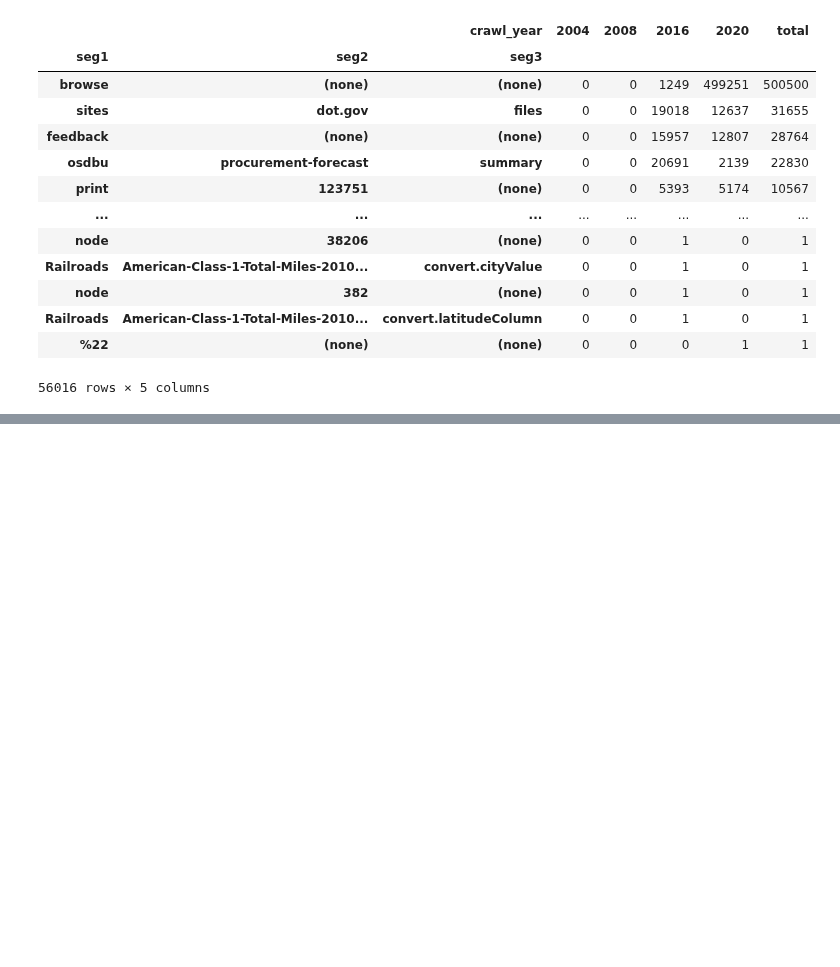
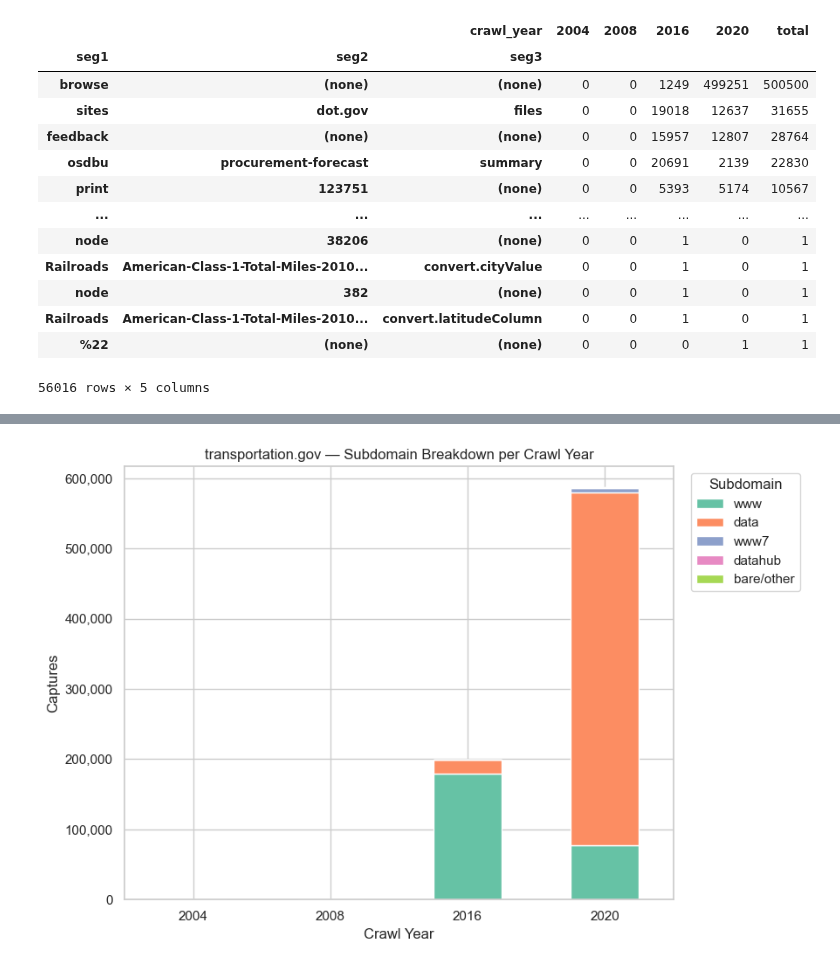
Before and after one commit to danieljohnevans/eot-cdx-parsing, a Jupyter notebook: url_structure.ipynb, the cells around one changed output, grey strips where cells are left out. Drawn from its saved outputs; the diff is of its cells as text; code cells hidden in the pictures; blank space fills up the shorter version.

```diff
--- a/url_structure.ipynb
+++ b/url_structure.ipynb
@@ -363,0 +426,34 @@ for domain in TARGET_DOMAINS:
+# %%
+# Viz 2: Subdomain stacked bar — shows www → data portal migration
+host_year = transport_con.sql("""
+    SELECT
+        CASE
+            WHEN host = 'www.transportation.gov' THEN 'www'
+            WHEN host = 'data.transportation.gov' THEN 'data'
+            WHEN host = 'www7.transportation.gov' THEN 'www7'
+            WHEN host = 'datahub.transportation.gov' THEN 'datahub'
+            ELSE 'bare/other'
+        END AS subdomain,
+        crawl_year,
+        COUNT(*) AS n
+    FROM eot_captures
+    GROUP BY 1, 2
+""").df()
+
+host_pivot = host_year.pivot(index='crawl_year', columns='subdomain', values='n').fillna(0).astype(int)
+# Reorder columns for visual clarity
+col_order = [c for c in ['www', 'data', 'www7', 'datahub', 'bare/other'] if c in host_pivot.columns]
+host_pivot = host_pivot[col_order]
+
+ax = host_pivot.plot(kind='bar', stacked=True, figsize=(9, 6),
+                     color=sns.color_palette('Set2', len(col_order)))
+ax.set_ylabel('Captures')
+ax.set_xlabel('Crawl Year')
+ax.set_title('transportation.gov — Subdomain Breakdown per Crawl Year')
+ax.legend(title='Subdomain', bbox_to_anchor=(1.02, 1), loc='upper left')
+ax.yaxis.set_major_formatter(mticker.FuncFormatter(lambda x, _: f'{x:,.0f}'))
+plt.xticks(rotation=0)
+plt.tight_layout()
+plt.show()
+# %% [output]
+[figure, added]
```
Also changed, not shown: parts of 31 cells of this notebook, 2 other files.
